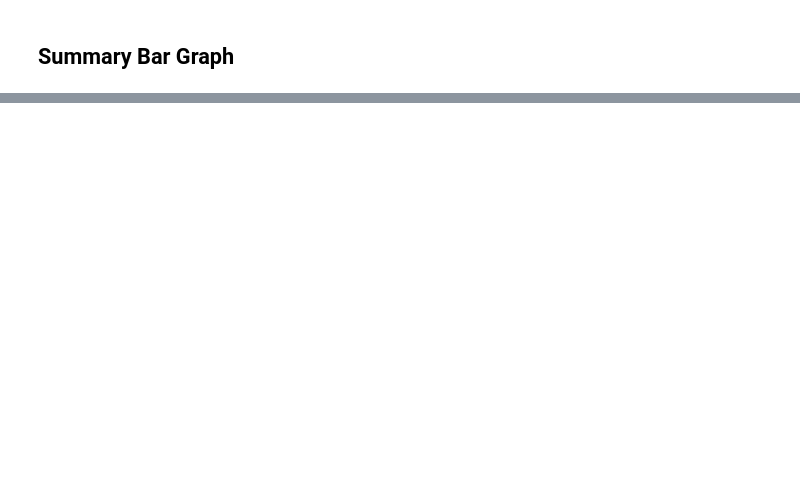
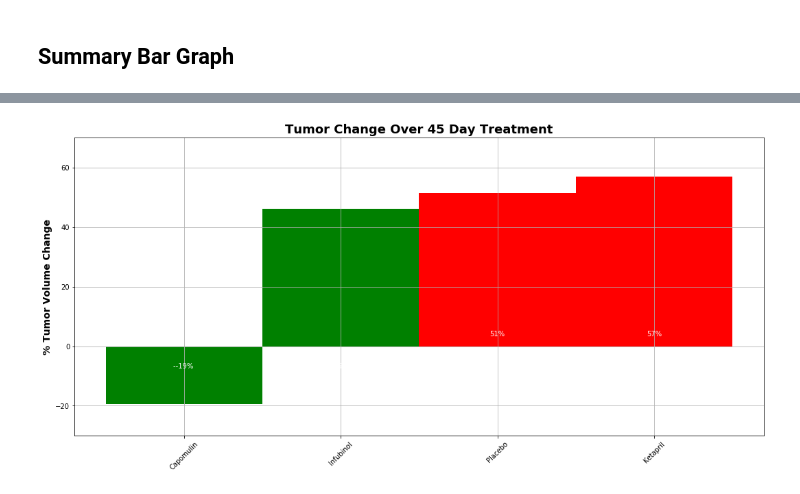
Before and after one commit to Danaemakrygiannis/matplotlib-challenge, a Jupyter notebook: Pymaceuticals/Pymaceuticals.ipynb, the cells around one changed output, grey strips where cells are left out. Drawn from its saved outputs; the diff is of its cells as text; code cells hidden in the pictures; blank space fills up the shorter version.

```diff
--- a/Pymaceuticals/Pymaceuticals.ipynb
+++ b/Pymaceuticals/Pymaceuticals.ipynb
@@ -28,7 +36,8 @@ FileNotFoundError: [Errno 2] File b'data/clinicaltrial_data.csv' does not exist:
 ## Tumor Response to Treatment
 # %%
 # Store the Mean Tumor Volume Data Grouped by Drug and Timepoint
-
 # Convert to DataFrame
-
 # Preview DataFrame
+mean_tumor_volume = pd.DataFrame(combined.groupby(["Drug","Timepoint"]).mean()["Tumor Volume (mm3)"])
+mean_tumor_volume = mean_tumor_volume.reset_index(drop=False)
+mean_tumor_volume.head(3)
@@ -95,6 +269,8 @@ plt.show()
 # %% [markdown]
 ## Summary Bar Graph
 # %%
+
 # Calculate the percent changes for each drug
-
 # Display the data to confirm
+change = ((mungedTMV_mean.iloc[-1] - mungedTMV_mean.iloc[0]) / mungedTMV_mean.iloc[0])*100
+change
@@ -121,0 +290,53 @@ fig.show()
+# %%
+# Store all Relevant Percent Changes into a Tuple
+
+pct_changes = ( change["Capomulin"], change["Infubinol"],  change["Placebo"], change["Ketapril"])
+pct_changes
+
+# Splice the data between passing and failing drugs
+fig, ax = plt.subplots()
+x_axis = np.arange(len(pct_changes))
+width = 1
+rectsPass = ax.bar(x_axis[0:2], pct_changes[0:2], width, color = "green")
+rectsFail = ax.bar(x_axis[2:], pct_changes[2:], width, color = "red")
+
+plt.gcf().set_size_inches(18,8)
+
+# Orient widths. Add labels, tick marks, etc.
+ax.set_ylabel("% Tumor Volume Change", fontsize=14, fontweight="bold")
+ax.set_title("Tumor Change Over 45 Day Treatment", fontsize=18, fontweight="bold")
+ax.set_xticks(x_axis)
+ax.set_xticklabels(("Capomulin", "Infubinol",  "Placebo",  "Ketapril"), rotation=45)
+ax.set_autoscaley_on(False)
+ax.set_ylim([-30,70])
+ax.grid(True)
+
+# Use functions to label the percentages of changes
+def autolabelFail(rects):
+    for rect in rects:
+        height = rect.get_height()
+        ax.text(rect.get_x() + rect.get_width()/2., 3,
+                '%d%%' % int(height),
+                ha='center', va='bottom', color="white")
+
+def autolabelPass(rects):
+    for rect in rects:
+        height = rect.get_height()
+        ax.text(rect.get_x() + rect.get_width()/2., -8,
+                '-%d%% ' % int(height),
+                 ha='center', va='bottom', color="white")
+# Call functions to implement the function calls
+autolabelPass(rectsPass)
+autolabelFail(rectsFail)
+
+# Save the Figure
+fig.savefig("../data/Images/TumorChange.png")
+
+# Show the Figure
+fig.show()
+
+
+# Show the Figure
+fig.show()
+# %% [output]
+[figure, added]
```
Also changed, not shown: parts of 23 cells of this notebook, 4 other files.
